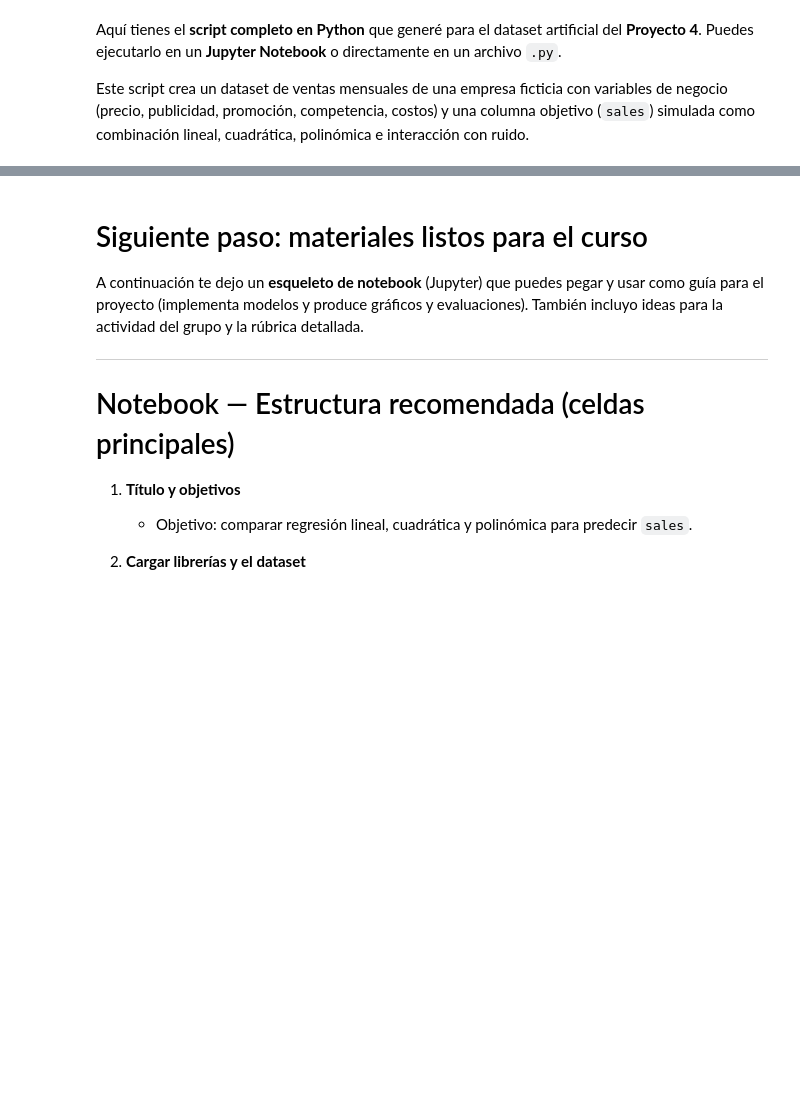
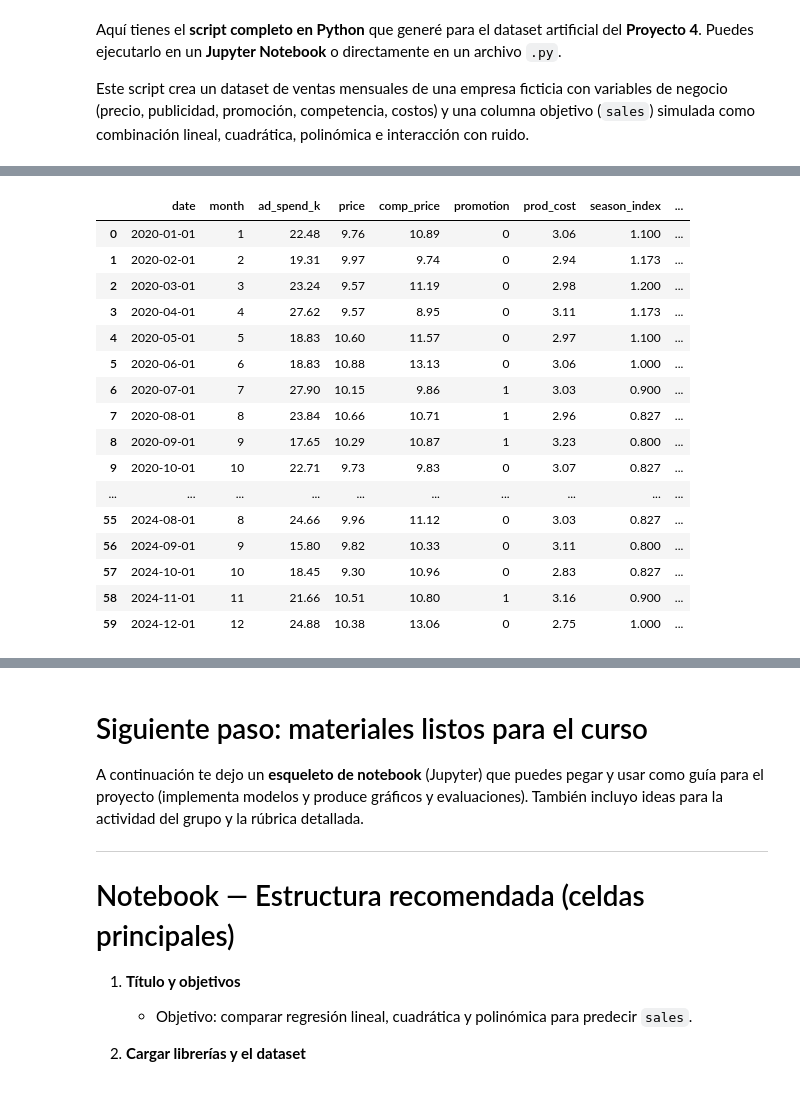
Before and after one commit to marco-canas/analisis_numerico, a Jupyter notebook: 4_planifica_implementa/2_evaluación/3_proyectos/3_regresion_deep_learning/3_regresion_deep_learnig.ipynb, the cells around one changed output, grey strips where cells are left out. Saved outputs shown, nothing was run; the diff lists cells and outputs as text; code cells hidden in the pictures; blank space fills up the shorter version.

```diff
--- a/4_planifica_implementa/2_evaluación/3_proyectos/3_regresion_deep_learning/3_regresion_deep_learnig.ipynb
+++ b/4_planifica_implementa/2_evaluación/3_proyectos/3_regresion_deep_learning/3_regresion_deep_learnig.ipynb
@@ -351,6 +370,26 @@ df = pd.DataFrame({
     "prev_month_sales": np.round(np.roll(sales, 1), 2),
     "sales": sales
 })
+# %%
+df
+# %% [output]
+|  | date | month | ad_spend_k | price | comp_price | promotion | prod_cost | season_index | ... |
+| 0 | 2020-01-01 | 1 | 22.48 | 9.76 | 10.89 | 0 | 3.06 | 1.100 | ... |
+| 1 | 2020-02-01 | 2 | 19.31 | 9.97 | 9.74 | 0 | 2.94 | 1.173 | ... |
+| 2 | 2020-03-01 | 3 | 23.24 | 9.57 | 11.19 | 0 | 2.98 | 1.200 | ... |
+| 3 | 2020-04-01 | 4 | 27.62 | 9.57 | 8.95 | 0 | 3.11 | 1.173 | ... |
+| 4 | 2020-05-01 | 5 | 18.83 | 10.60 | 11.57 | 0 | 2.97 | 1.100 | ... |
+| 5 | 2020-06-01 | 6 | 18.83 | 10.88 | 13.13 | 0 | 3.06 | 1.000 | ... |
+| 6 | 2020-07-01 | 7 | 27.90 | 10.15 | 9.86 | 1 | 3.03 | 0.900 | ... |
+| 7 | 2020-08-01 | 8 | 23.84 | 10.66 | 10.71 | 1 | 2.96 | 0.827 | ... |
+| 8 | 2020-09-01 | 9 | 17.65 | 10.29 | 10.87 | 1 | 3.23 | 0.800 | ... |
+| 9 | 2020-10-01 | 10 | 22.71 | 9.73 | 9.83 | 0 | 3.07 | 0.827 | ... |
+| ... | ... | ... | ... | ... | ... | ... | ... | ... | ... |
+| 55 | 2024-08-01 | 8 | 24.66 | 9.96 | 11.12 | 0 | 3.03 | 0.827 | ... |
+| 56 | 2024-09-01 | 9 | 15.80 | 9.82 | 10.33 | 0 | 3.11 | 0.800 | ... |
+| 57 | 2024-10-01 | 10 | 18.45 | 9.30 | 10.96 | 0 | 2.83 | 0.827 | ... |
+| 58 | 2024-11-01 | 11 | 21.66 | 10.51 | 10.80 | 1 | 3.16 | 0.900 | ... |
+| 59 | 2024-12-01 | 12 | 24.88 | 10.38 | 13.06 | 0 | 2.75 | 1.000 | ... |
 # %%
 
 # Ajustar prev_month_sales para la primera fila
```
Also changed, not shown: parts of 17 cells of this notebook, 4 other files.
